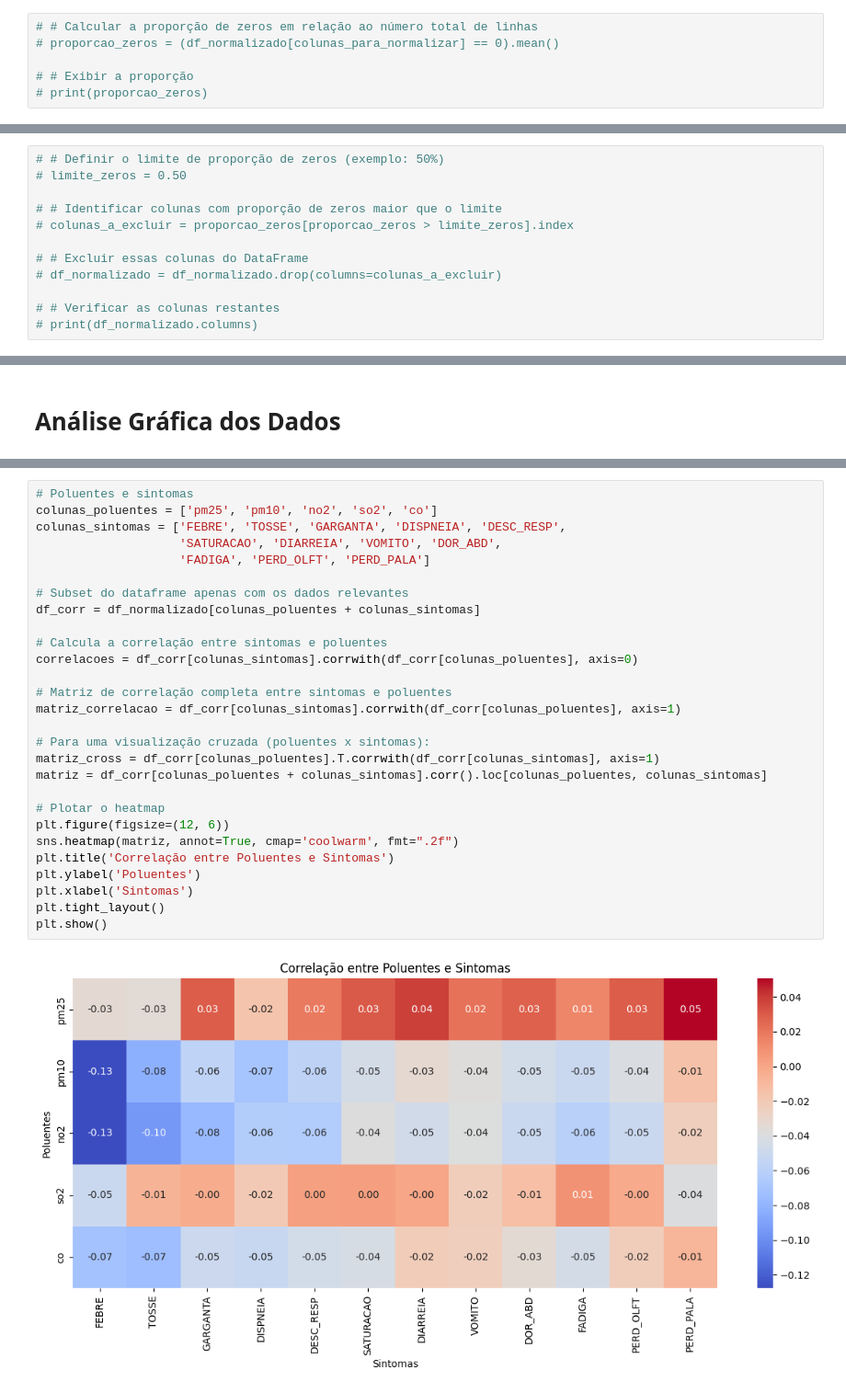
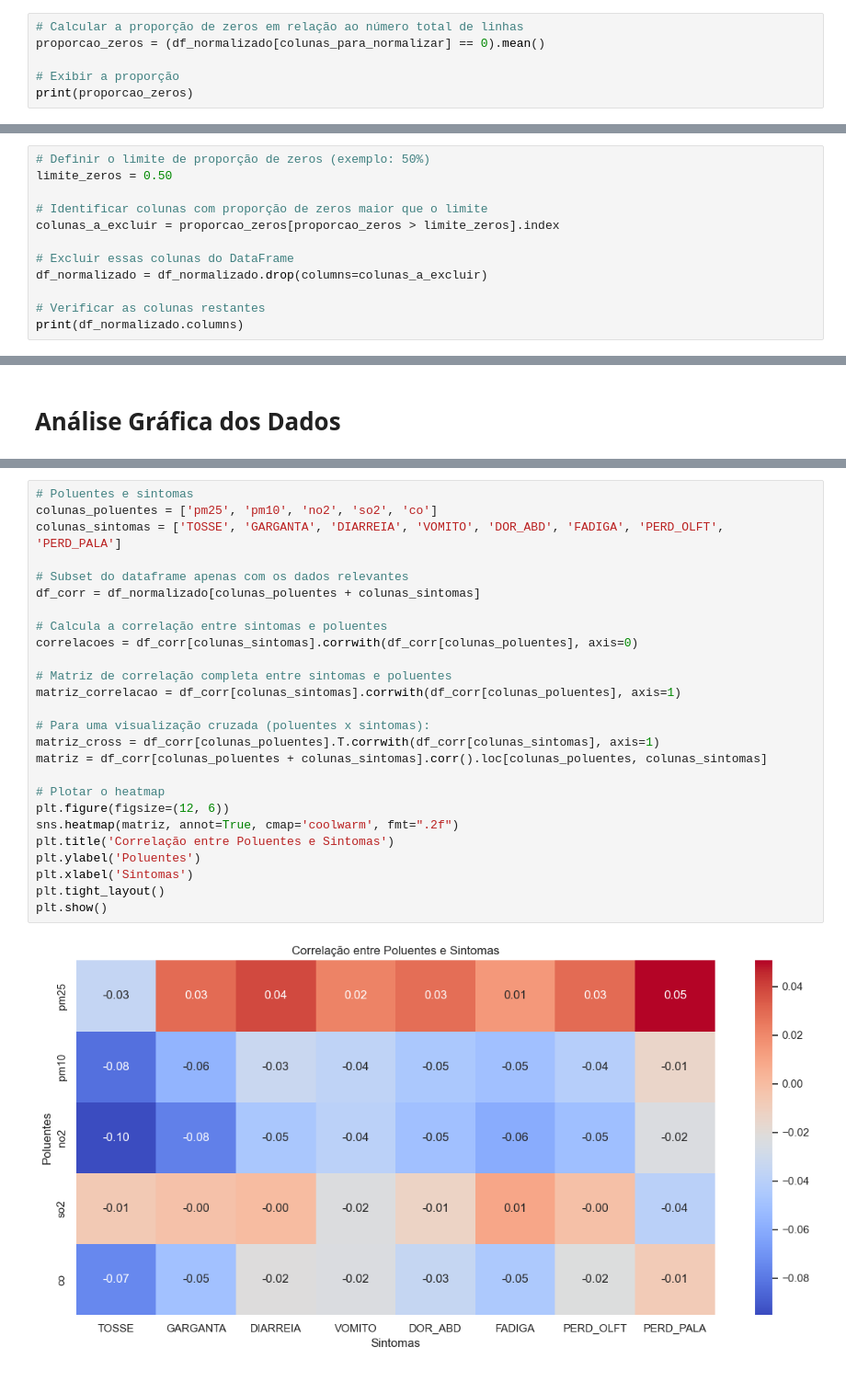
Before and after one commit to Vinicius380/ProjetoIntegrador_3_Semestre, a Jupyter notebook: EDA.ipynb, the cells around one changed output, grey strips where cells are left out. Shown at 92% size. Drawn from its saved outputs; the diff is of its cells as text.

```diff
--- a/EDA.ipynb
+++ b/EDA.ipynb
@@ -177,6 +196,6 @@ display(df_normalizado)
 # %%
-# # Calcular a proporção de zeros em relação ao número total de linhas
-# proporcao_zeros = (df_normalizado[colunas_para_normalizar] == 0).mean()
+# Calcular a proporção de zeros em relação ao número total de linhas
+proporcao_zeros = (df_normalizado[colunas_para_normalizar] == 0).mean()
 
-# # Exibir a proporção
-# print(proporcao_zeros)
+# Exibir a proporção
+print(proporcao_zeros)
@@ -183,12 +221,12 @@ display(df_normalizado)
 # %%
-# # Definir o limite de proporção de zeros (exemplo: 50%)
-# limite_zeros = 0.50
+# Definir o limite de proporção de zeros (exemplo: 50%)
+limite_zeros = 0.50
 
-# # Identificar colunas com proporção de zeros maior que o limite
-# colunas_a_excluir = proporcao_zeros[proporcao_zeros > limite_zeros].index
+# Identificar colunas com proporção de zeros maior que o limite
+colunas_a_excluir = proporcao_zeros[proporcao_zeros > limite_zeros].index
 
-# # Excluir essas colunas do DataFrame
-# df_normalizado = df_normalizado.drop(columns=colunas_a_excluir)
+# Excluir essas colunas do DataFrame
+df_normalizado = df_normalizado.drop(columns=colunas_a_excluir)
 
-# # Verificar as colunas restantes
-# print(df_normalizado.columns)
+# Verificar as colunas restantes
+print(df_normalizado.columns)
@@ -203,33 +245,31 @@ Cores mais quentes (vermelho) indicam correlações positivas mais fortes, enqua
 # %%
 # Poluentes e sintomas
 colunas_poluentes = ['pm25', 'pm10', 'no2', 'so2', 'co']
-colunas_sintomas = ['FEBRE', 'TOSSE', 'GARGANTA', 'DISPNEIA', 'DESC_RESP',
-                    'SATURACAO', 'DIARREIA', 'VOMITO', 'DOR_ABD',
-                    'FADIGA', 'PERD_OLFT', 'PERD_PALA']
+colunas_sintomas = ['TOSSE', 'GARGANTA', 'DIARREIA', 'VOMITO', 'DOR_ABD', 'FADIGA', 'PERD_OLFT', 'PERD_PALA']
 
 # Subset do dataframe apenas com os dados relevantes
 df_corr = df_normalizado[colunas_poluentes + colunas_sintomas]
 
 # Calcula a correlação entre sintomas e poluentes
 correlacoes = df_corr[colunas_sintomas].corrwith(df_corr[colunas_poluentes], axis=0)
 
 # Matriz de correlação completa entre sintomas e poluentes
 matriz_correlacao = df_corr[colunas_sintomas].corrwith(df_corr[colunas_poluentes], axis=1)
 
 # Para uma visualização cruzada (poluentes x sintomas):
 matriz_cross = df_corr[colunas_poluentes].T.corrwith(df_corr[colunas_sintomas], axis=1)
 matriz = df_corr[colunas_poluentes + colunas_sintomas].corr().loc[colunas_poluentes, colunas_sintomas]
 
 # Plotar o heatmap
 plt.figure(figsize=(12, 6))
 sns.heatmap(matriz, annot=True, cmap='coolwarm', fmt=".2f")
 plt.title('Correlação entre Poluentes e Sintomas')
 plt.ylabel('Poluentes')
 plt.xlabel('Sintomas')
 plt.tight_layout()
 plt.show()
 # %% [output]
-[figure, old version]
+[figure, new version]
 # %%
 plt.figure(figsize=(14, 10))
 sns.heatmap(df_cidade_sintomas.corr(), annot=True, cmap='coolwarm', fmt=".2f")
```
Also changed, not shown: parts of 17 cells of this notebook.
